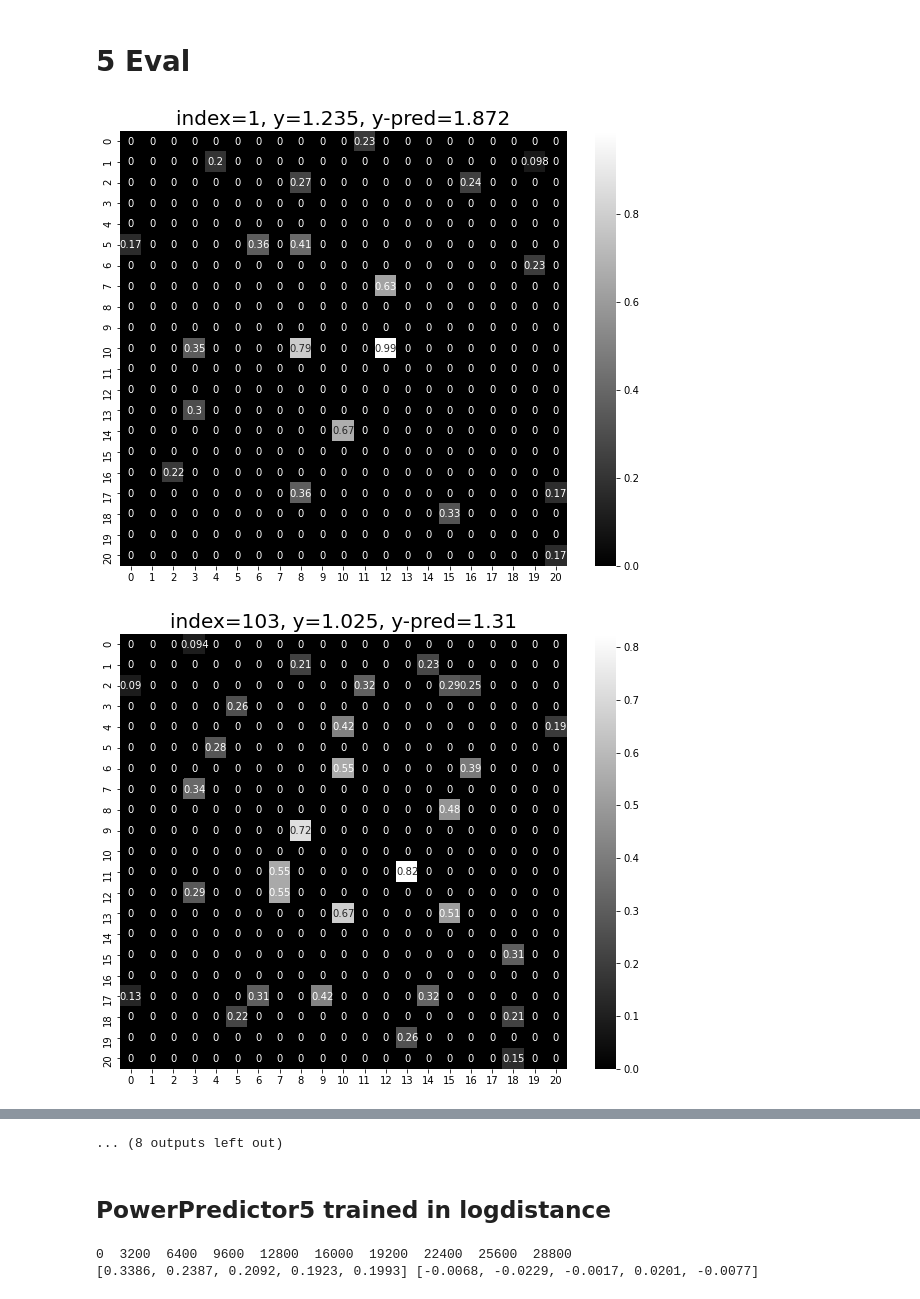
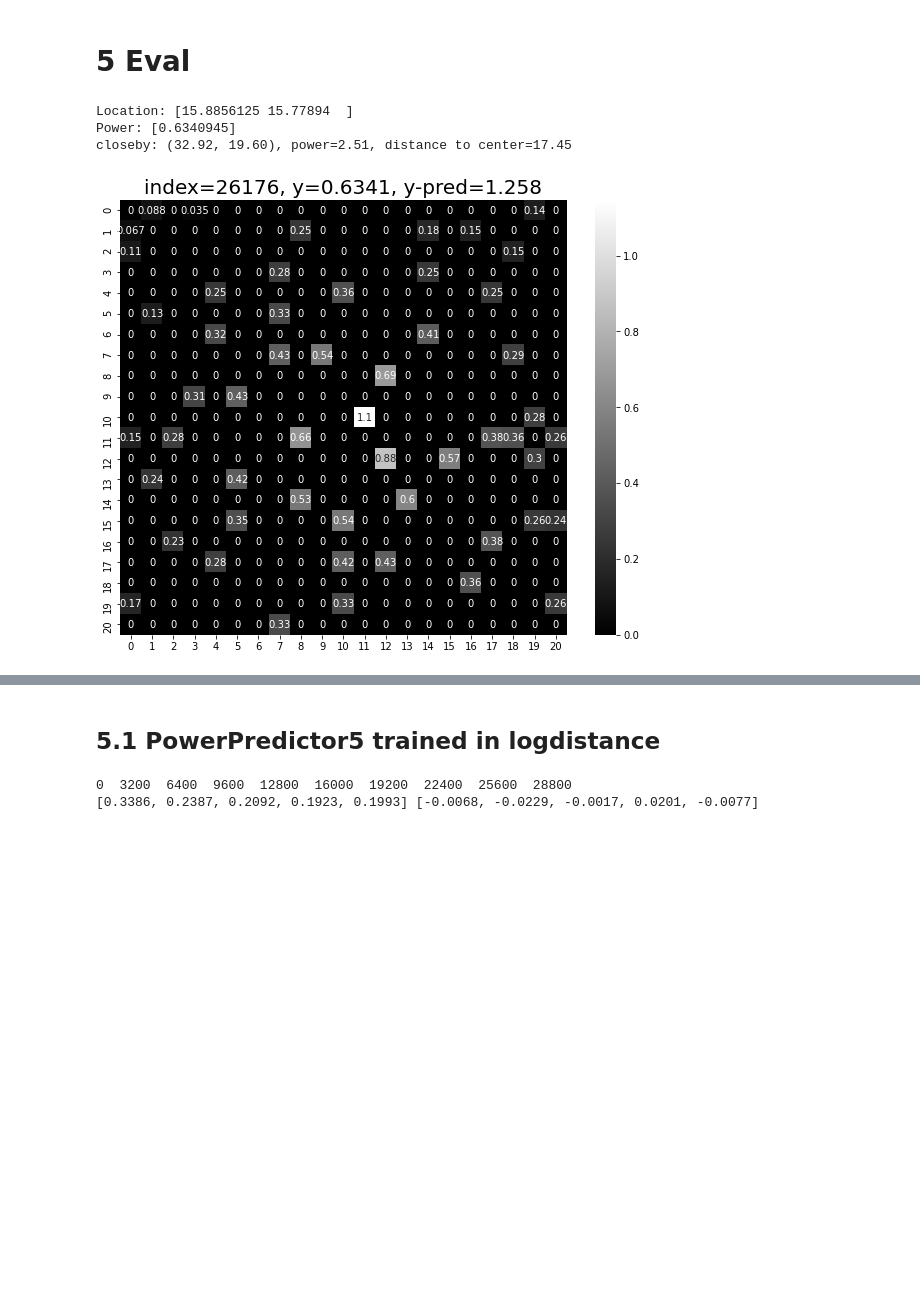
Before and after one commit to caitaozhan/deeplearning-localization, a Jupyter notebook: power-estimation-pro.ipynb, the cells around one changed output, grey strips where cells are left out. Drawn from its saved outputs; the diff is of its cells as text; code cells hidden in the pictures; blank space fills up the shorter version.

```diff
--- a/power-estimation-pro.ipynb
+++ b/power-estimation-pro.ipynb
@@ -309,6 +318,8 @@ model PowerPredictor4(
 class PowerPredictor5(nn.Module):
     '''The input is 1 x 21 x 21, the output is a scaler between 0.5 and 5.5
        No fully connected layer in the end
+
+       The CHOSEN one.
     '''
     def __init__(self):
         super(PowerPredictor5, self).__init__()
@@ -787,7 +798,7 @@ for epoch in range(num_epochs):
     model.train()
     for t, sample in enumerate(train_sensor_input_dataloader):
         X = sample['matrix'].to(device)
-        y = sample['target'].to(device)
+        y = sample['power'].to(device)
 
         y_pred = model(X)
 
@@ -806,7 +817,7 @@ for epoch in range(num_epochs):
     model.eval()
     for t, sample in enumerate(test_sensor_input_dataloader):
         X = sample['matrix'].to(device)
-        y = sample['target'].to(device)
+        y = sample['power'].to(device)
 
         y_pred = model(X)
 
@@ -934,22 +944,42 @@ for epoch in range(num_epochs):
 # %% [markdown]
 # 5 Eval
 # %%
+# root_dir = './data/805test_crop_single'
+root_dir = './data/805test_crop_multi_radius20_pro'
+test_sensor_input_dataset = SensorInputDataset(root_dir=root_dir, transform=tf)
+test_sensor_input_dataloader = DataLoader(test_sensor_input_dataset, batch_size=16, shuffle=True, num_workers=3)
+
+device = torch.device('cuda')
+model = PowerPredictor5()
+model.load_state_dict(torch.load('model/predictor5-9.24-0.2366.pt'))
+model = model.to(device)
+model.eval()
+
 def one_sample(idx):
     device = torch.device('cuda')
 #     sample = train_sensor_input_dataset[idx]
     sample = test_sensor_input_dataset[idx]
     X = torch.as_tensor(sample['matrix'])
     X = X.unsqueeze(0).to(device)
-    y = sample['target']
+    y = sample['power']
     y_pred = model(X)
     y_pred = y_pred.data.cpu().numpy()
     fig, ax = plt.subplots(1, 1, figsize=(10, 8))
     sns.heatmap(X[0][0].data.cpu().numpy(), cmap='gray', annot=True)
     ax.set_title(f'index={idx}, y={y[0]:.4}, y-pred={y_pred[0][0]:.4}', fontsize=20)
+    loc = sample['target']
+    print('Location:', loc)
+    print('Power:', sample['power'])
+    for close in sample['closeby']:
+        print(f'closeby: ({close[0]:.2f}, {close[1]:.2f}), power={close[2]:.2f}, distance to center={distance(loc[0], loc[1], close[0], close[1]):.2f}')
 
 
-for i in range(1, 2000, 102):
-    one_sample(i)
+# for i in range(1, 2):
+#     one_sample(i)
+
+one_sample(26176)
 # %% [output]
+Location: [15.8856125 15.77894  ]
+Power: [0.6340945]
+closeby: (32.92, 19.60), power=2.51, distance to center=17.45
-[figure, old version]
+[figure, new version]
-[figure, removed]
@@ -966,4 +986,3 @@ for i in range(1, 2000, 102):
-... (8 outputs left out)
 # %%
 def one_sample_stats(idx, model):
     '''return (density, error, abs_error)
@@ -994,5 +1015,5 @@ def one_sample_stats(idx, model):
         density = 1000
     return density, error, abs_error
 # %% [markdown]
-## PowerPredictor5 trained in logdistance
+## 5.1 PowerPredictor5 trained in logdistance
 # %%
```
Also changed, not shown: parts of 26 cells of this notebook, 7 other files.
